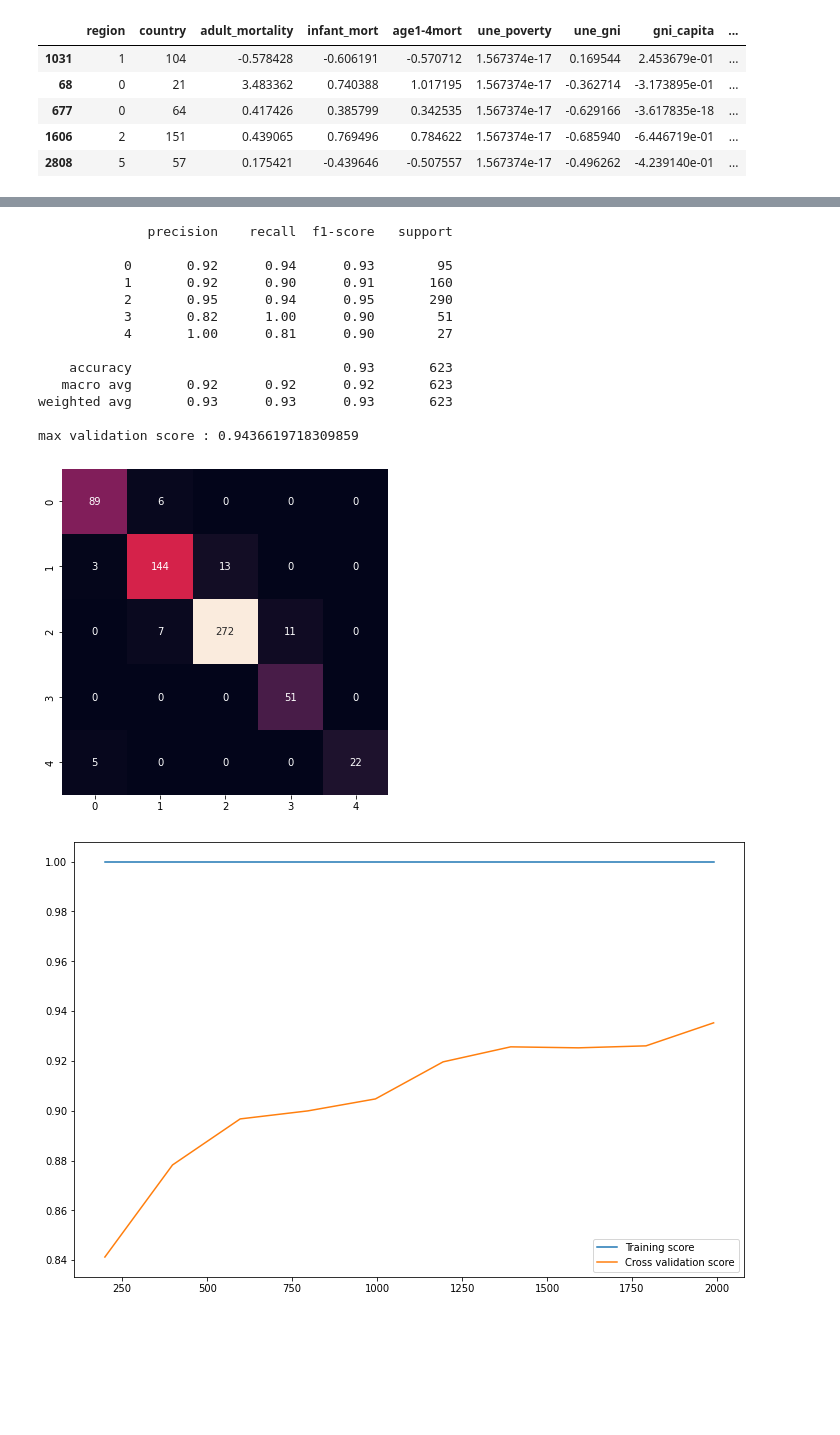
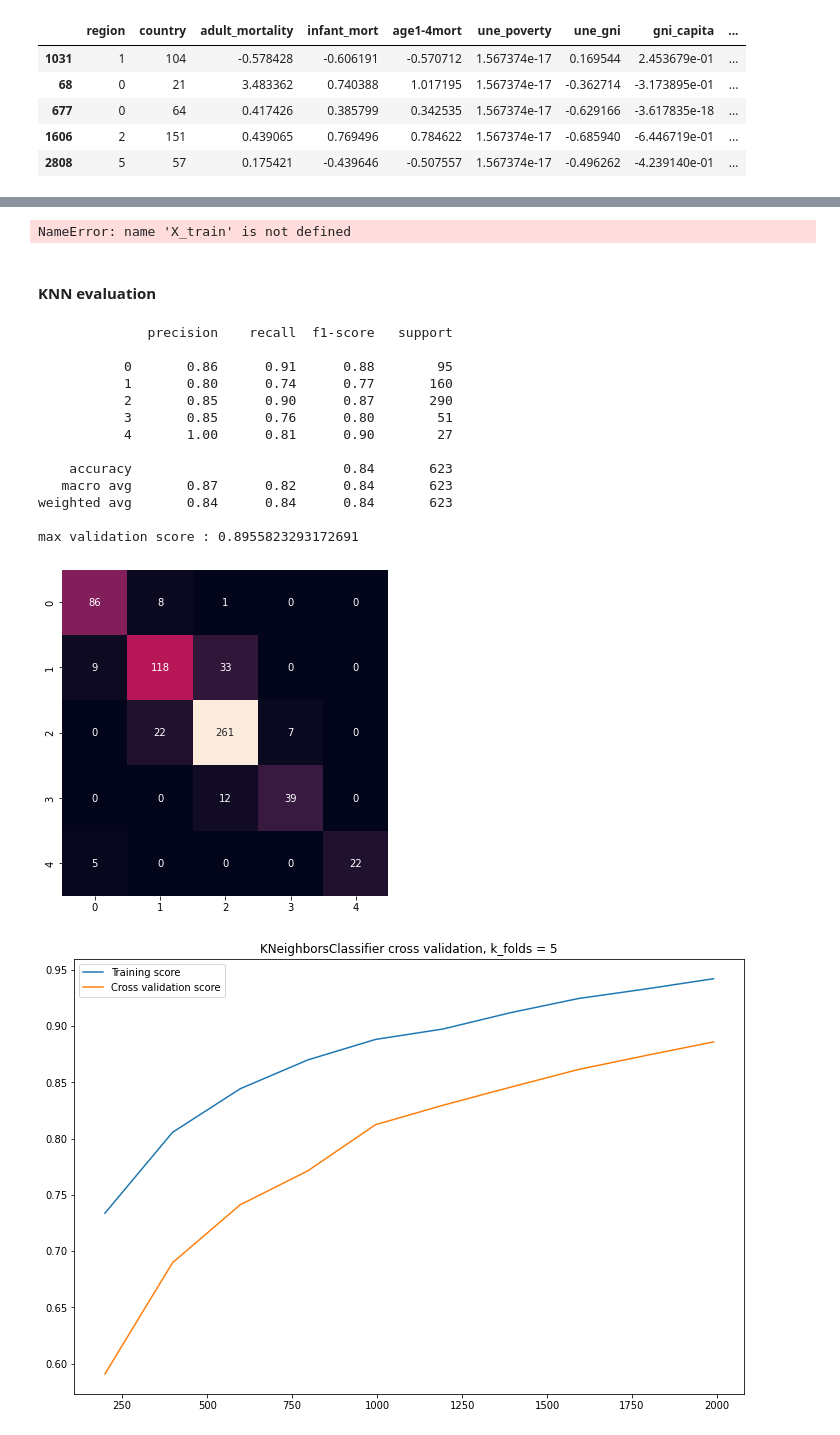
Before and after one commit to NanoClem/boston-housing-ML, a Jupyter notebook: ML_modelization.ipynb, the cells around one changed output, grey strips where cells are left out. Drawn from its saved outputs; the diff is of its cells as text; code cells hidden in the pictures; blank space fills up the shorter version.

```diff
--- a/ML_modelization.ipynb
+++ b/ML_modelization.ipynb
@@ -102,6 +104,6 @@ from sklearn.preprocessing import StandardScaler
 # %%
 scaler = StandardScaler()
 
-def scaling(df_: pd.DataFrame, scale_cols: list[str]) -> pd.DataFrame:
-    return scaler.fit_transform(df_[scale_cols])
+def scaling(df_: pd.DataFrame, cols: list[str]) -> pd.DataFrame:
+    return scaler.fit_transform(df_[cols])
 # %% [markdown]
@@ -132,7 +134,7 @@ def preprocessing(df_: pd.DataFrame, encode_cols: list, target_col: str):
 
     # Scaling
     to_scale = df_.select_dtypes(exclude=['object']).columns
-    df_[to_scale] = scaling(df_, scale_cols=to_scale)
+    df_[to_scale] = scaling(df_, cols=to_scale)
 
     # Encoding
     for col in encode_cols:
@@ -195,2 +200,4 @@ from sklearn.tree import DecisionTreeClassifier
 # %%
 tree_model = DecisionTreeClassifier(random_state=rd_state)
+rd_model = RandomForestClassifier(random_state=rd_state)
+knn_model = KNeighborsClassifier(n_neighbors=5)
@@ -216,12 +221,13 @@ def eval_model(model, X_train, y_train, X_test, y_test, **kwargs: dict):
     # Cross-validation
     N, train_score, val_score = learning_curve(model, X_train, y_train, **kwargs)
 
+    print(f'max validation score : {val_score.max()}')
+
     plt.figure(figsize=(12, 8))
     plt.plot(N, train_score.mean(axis=1), label='Training score')
     plt.plot(N, val_score.mean(axis=1), label='Cross validation score')
+    plt.title(f'{type(model).__name__} cross validation, k_folds = {kwargs["cv"]}')
     plt.legend()
-
-    print(f'max validation score : {val_score.max()}')
 # %%
 cv_params = {
     'cv': 5,
@@ -235,18 +241,24 @@ cv_params = {
 # %%
-eval_model(tree_model, X_train, y_train, X_test, y_test, **cv_params)
+eval_model(rd_model, X_train, y_train, X_test, y_test, **cv_params)
 # %% [output]
-              precision    recall  f1-score   support
-
-           0       0.92      0.94      0.93        95
-           1       0.92      0.90      0.91       160
-           2       0.95      0.94      0.95       290
-           3       0.82      1.00      0.90        51
-           4       1.00      0.81      0.90        27
-
-    accuracy                           0.93       623
-   macro avg       0.92      0.92      0.92       623
-weighted avg       0.93      0.93      0.93       623
-
-max validation score : 0.9436619718309859
+NameError: name 'X_train' is not defined
-[figure, removed]
-[figure, removed]
+# %% [markdown]
+#### KNN evaluation
+# %%
+eval_model(knn_model, X_train, y_train, X_test, y_test, **cv_params)
+# %% [output]
+              precision    recall  f1-score   support
+
+           0       0.86      0.91      0.88        95
+           1       0.80      0.74      0.77       160
+           2       0.85      0.90      0.87       290
+           3       0.85      0.76      0.80        51
+           4       1.00      0.81      0.90        27
+
+    accuracy                           0.84       623
+   macro avg       0.87      0.82      0.84       623
+weighted avg       0.84      0.84      0.84       623
+
+max validation score : 0.8955823293172691
+[figure, added]
+[figure, added]
```
Also changed, not shown: parts of 48 cells of this notebook.
